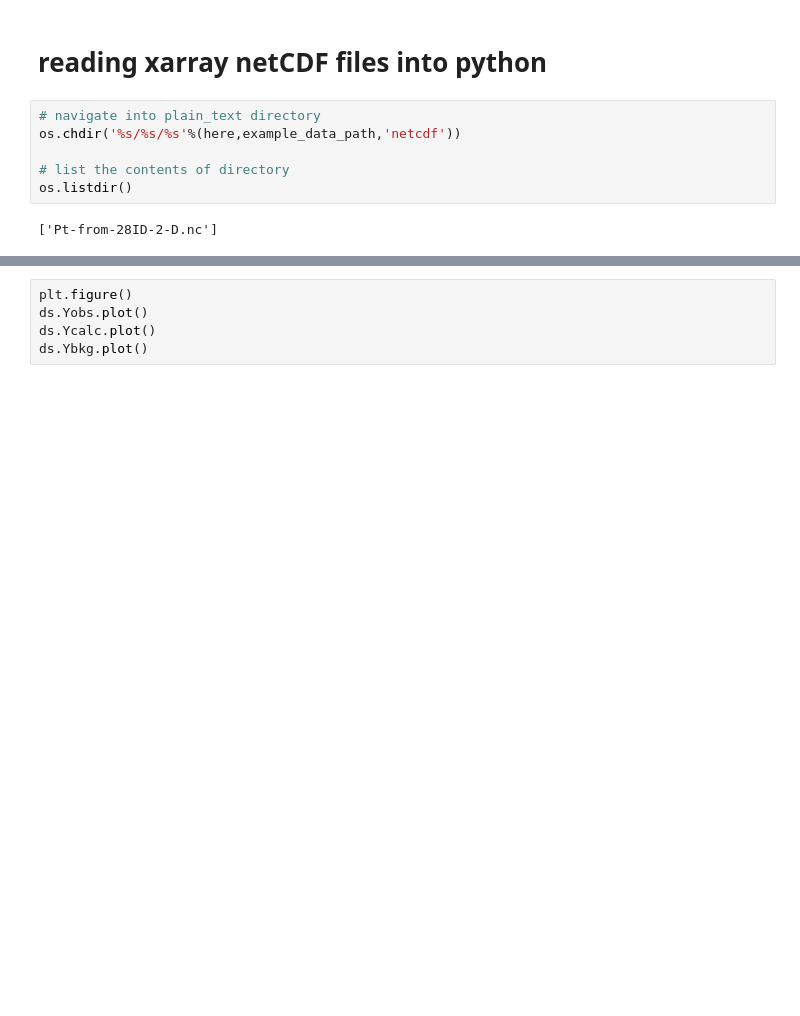
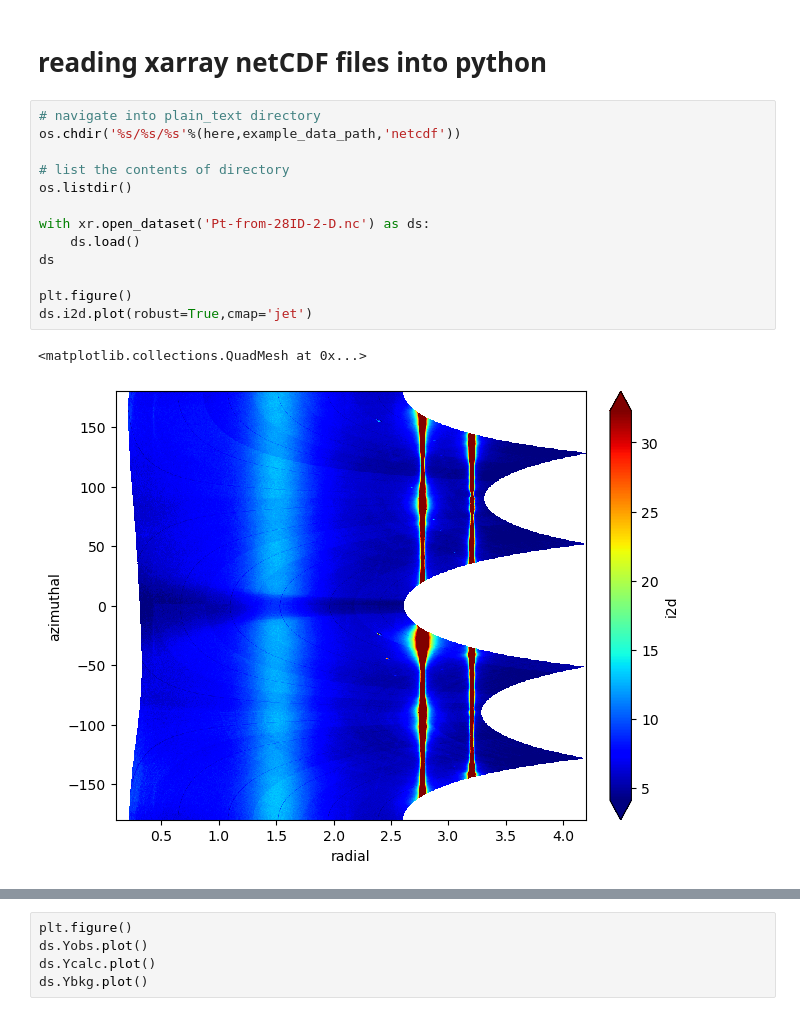
Before and after one commit to pmeshkov/pySULI, a Jupyter notebook: notebooks/000.read_research_data_into_python.ipynb, the cells around one changed output, grey strips where cells are left out. Saved outputs shown, nothing was run; the diff lists cells and outputs as text; blank space fills up the shorter version.

```diff
--- a/notebooks/000.read_research_data_into_python.ipynb
+++ b/notebooks/000.read_research_data_into_python.ipynb
@@ -266,11 +289,19 @@ plt.plot(sheetX['Angles'],sheetX['Intensities'])
 # %%
 # navigate into plain_text directory
 os.chdir('%s/%s/%s'%(here,example_data_path,'netcdf'))
 
 # list the contents of directory
 os.listdir()
+
+with xr.open_dataset('Pt-from-28ID-2-D.nc') as ds:
+    ds.load()
+ds
+
+plt.figure()
+ds.i2d.plot(robust=True,cmap='jet')
 # %% [output]
-['Pt-from-28ID-2-D.nc']
+<matplotlib.collections.QuadMesh at 0x...>
+[figure, added]
 # %%
 with xr.open_dataset('Pt-from-28ID-2-D.nc') as ds:
     ds.load()
```
Also changed, not shown: parts of 8 cells of this notebook, 2 other files.
